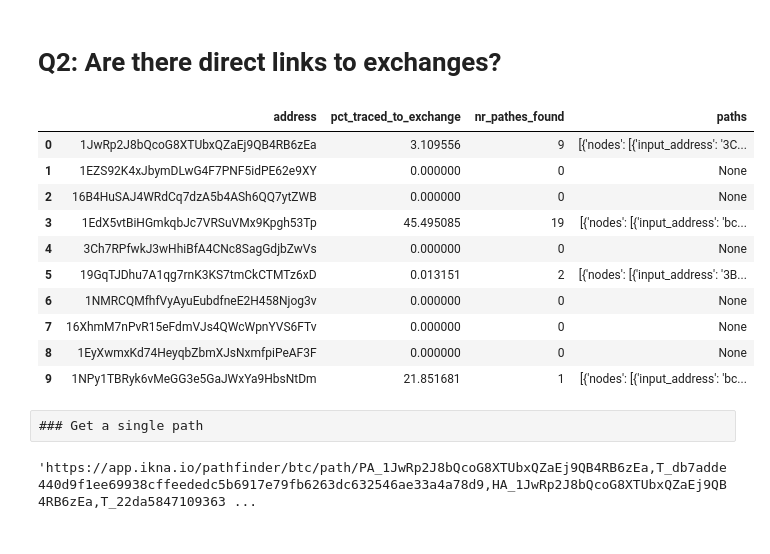
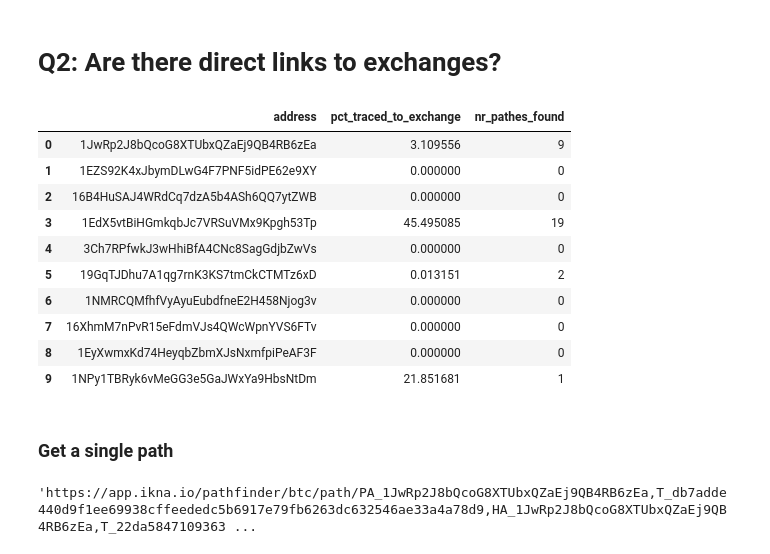
Before and after one commit to iknaio/iknaio-api-tutorial, a Jupyter notebook: standalone/05_alice_dwm.ipynb, the cells around one changed output. Saved outputs shown, nothing was run; the diff lists cells and outputs as text; code cells hidden in the pictures.

```diff
--- a/standalone/05_alice_dwm.ipynb
+++ b/standalone/05_alice_dwm.ipynb
@@ -172,48 +172,48 @@ def get_QL_results(address: str) -> dict:
             response = requests.get(req, headers=header)
             response_json = response.json()
             if response_json['state'] in ["done", "timeout"]:
                 response_got = True
             else:
                 time.sleep(2)
 
         rq_get_result = f"https://api.ikna.io/quicklock/get_task_state/{task_id}?include_path_details=true"
 
         response = requests.get(rq_get_result, headers=header)
         result = response.json()
         results = result['results']
         data = {
             "address": address,
             "pct_traced_to_exchange": results['pct_traced_to_exchange'],
             "nr_pathes_found": results['nr_pathes_found'],
             "paths": results['paths']
         }
         return data
 
     task_id = get_task_id(address)
     return get_data(task_id)
 
 address_list = addresses['address'].to_list()[:10]
 
 results_list = []
-for address in tqdm(address_list, desc="Processing addresses"):
+for address in tqdm(address_list, desc="Searching centralized exchange connections for addresses"):
     results_list.append(get_QL_results(address))
 
 df_ql = pd.DataFrame(results_list)
-df_ql
+df_ql.drop(columns=["paths"])
 # %% [output]
-|  | address | pct_traced_to_exchange | nr_pathes_found | paths |
-| 0 | 1JwRp2J8bQcoG8XTUbxQZaEj9QB4RB6zEa | 3.109556 | 9 | [{'nodes': [{'input_address': '3C... |
-| 1 | 1EZS92K4xJbymDLwG4F7PNF5idPE62e9XY | 0.000000 | 0 | None |
-| 2 | 16B4HuSAJ4WRdCq7dzA5b4ASh6QQ7ytZWB | 0.000000 | 0 | None |
-| 3 | 1EdX5vtBiHGmkqbJc7VRSuVMx9Kpgh53Tp | 45.495085 | 19 | [{'nodes': [{'input_address': 'bc... |
-| 4 | 3Ch7RPfwkJ3wHhiBfA4CNc8SagGdjbZwVs | 0.000000 | 0 | None |
-| 5 | 19GqTJDhu7A1qg7rnK3KS7tmCkCTMTz6xD | 0.013151 | 2 | [{'nodes': [{'input_address': '3B... |
-| 6 | 1NMRCQMfhfVyAyuEubdfneE2H458Njog3v | 0.000000 | 0 | None |
-| 7 | 16XhmM7nPvR15eFdmVJs4QWcWpnYVS6FTv | 0.000000 | 0 | None |
-| 8 | 1EyXwmxKd74HeyqbZbmXJsNxmfpiPeAF3F | 0.000000 | 0 | None |
-| 9 | 1NPy1TBRyk6vMeGG3e5GaJWxYa9HbsNtDm | 21.851681 | 1 | [{'nodes': [{'input_address': 'bc... |
+|  | address | pct_traced_to_exchange | nr_pathes_found |
+| 0 | 1JwRp2J8bQcoG8XTUbxQZaEj9QB4RB6zEa | 3.109556 | 9 |
+| 1 | 1EZS92K4xJbymDLwG4F7PNF5idPE62e9XY | 0.000000 | 0 |
+| 2 | 16B4HuSAJ4WRdCq7dzA5b4ASh6QQ7ytZWB | 0.000000 | 0 |
+| 3 | 1EdX5vtBiHGmkqbJc7VRSuVMx9Kpgh53Tp | 45.495085 | 19 |
+| 4 | 3Ch7RPfwkJ3wHhiBfA4CNc8SagGdjbZwVs | 0.000000 | 0 |
+| 5 | 19GqTJDhu7A1qg7rnK3KS7tmCkCTMTz6xD | 0.013151 | 2 |
+| 6 | 1NMRCQMfhfVyAyuEubdfneE2H458Njog3v | 0.000000 | 0 |
+| 7 | 16XhmM7nPvR15eFdmVJs4QWcWpnYVS6FTv | 0.000000 | 0 |
+| 8 | 1EyXwmxKd74HeyqbZbmXJsNxmfpiPeAF3F | 0.000000 | 0 |
+| 9 | 1NPy1TBRyk6vMeGG3e5GaJWxYa9HbsNtDm | 21.851681 | 1 |
-# %% [raw]
-### Get a single path
+# %% [markdown]
+### Get a single path
 # %%
 # get the first paths that is not None
 paths = next(filter(None, df_ql['paths']))
```
Also changed, not shown: parts of 4 cells of this notebook.
